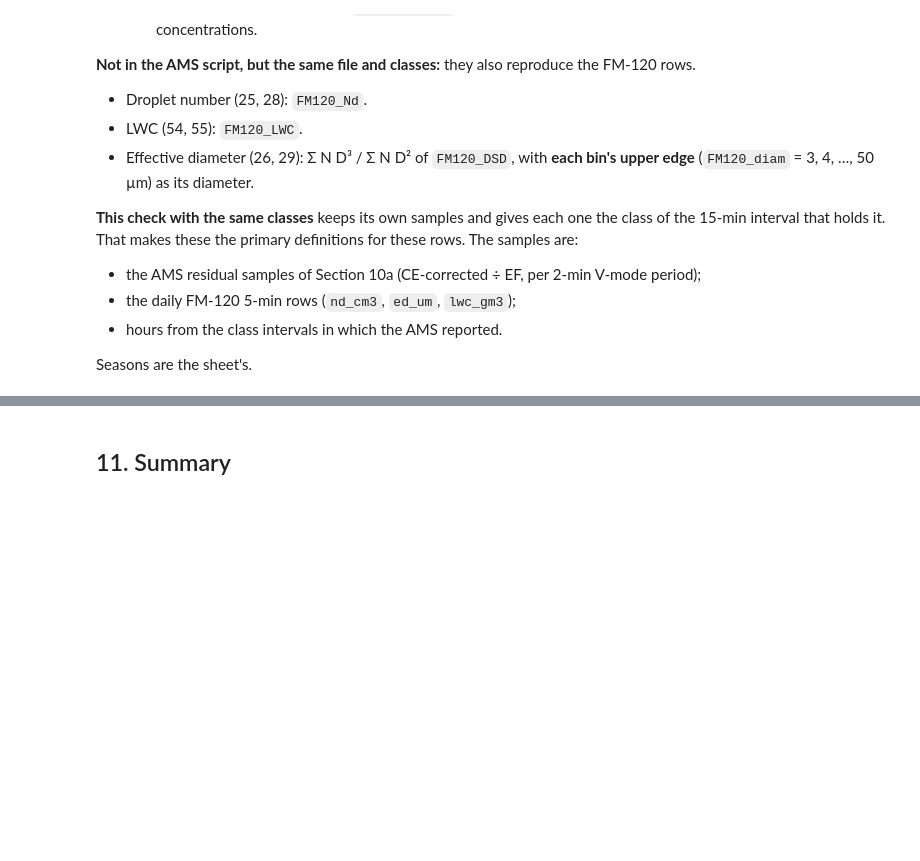
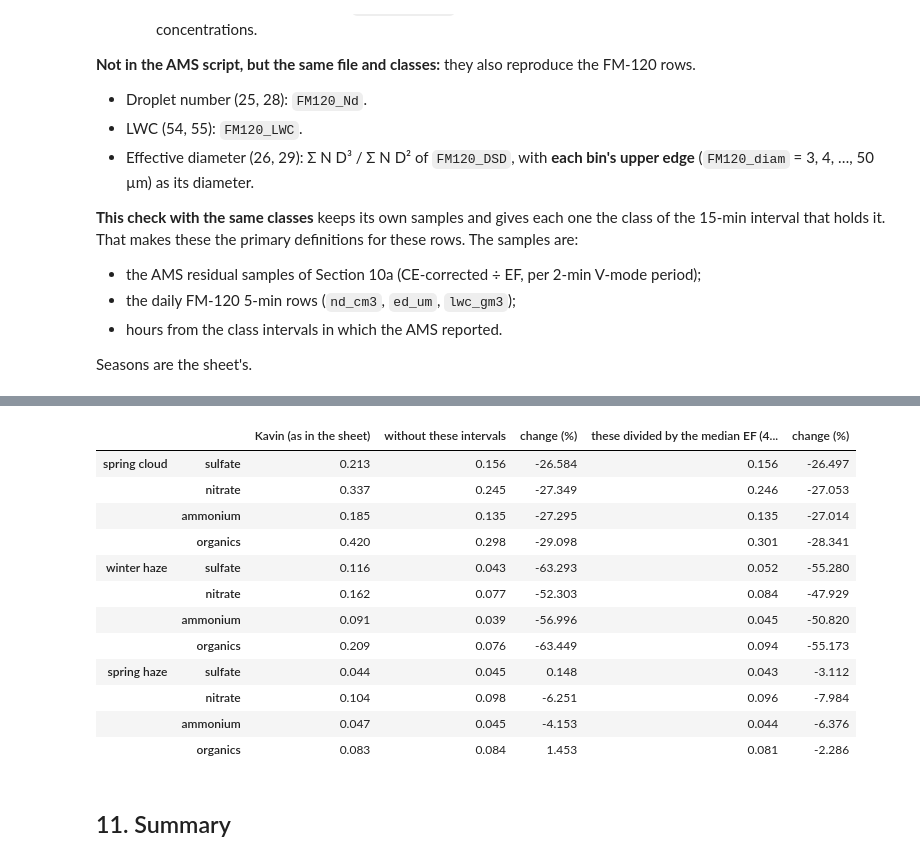
Before and after one commit to andrewjbuggee/Python-Research, a Jupyter notebook: EPCAPE/comparisons/seasonal_averages/check_seasonal_averages.ipynb, the cells around one changed output, grey strips where cells are left out. Saved outputs shown, nothing was run; the diff lists cells and outputs as text; code cells hidden in the pictures; blank space fills up the shorter version.

```diff
--- a/EPCAPE/comparisons/seasonal_averages/check_seasonal_averages.ipynb
+++ b/EPCAPE/comparisons/seasonal_averages/check_seasonal_averages.ipynb
@@ -2742,0 +2751,71 @@ FM120_Nd vs the daily FM-120 5-min files averaged to 15 min: median ratio 1.000,
+# %%
+# =============================================================================
+# Section 10f: evidence - AMS residual intervals without a GCVI enhancement factor (rows 35-42)
+# =============================================================================
+# Inputs: F15, cls15, NO_EF (Section 10e); ams (CE-corrected AMS), gcvi (1-s GCVI record) (Section 10a);
+#         SRC.load_ams_ambient() (the ambient-only AMS file, Section 10d)
+no_ef_times = F15.index[NO_EF]
+ams15 = {s: ams[f"{s}_ugm3"].resample("15min").mean().reindex(F15.index) for s in SPECIES}  # CE-corrected, 15-min means
+ef15 = gcvi["EF"].where(gcvi["EF"] > 1).resample("15min").mean().reindex(F15.index)
+with_ef = cls15.isin([1, 2]) & F15[[f"{s}_ugm3" for s in SPECIES]].notna().any(axis=1) & ~NO_EF
+
+# --- 1. Where the intervals are, and the GCVI record around them ------------------------------------------------
+block_id = (pd.Series(no_ef_times).diff() != pd.Timedelta("15min")).cumsum().to_numpy()
+blocks = []
+for _, g in pd.Series(no_ef_times).groupby(block_id):
+    start, end = g.iloc[0], g.iloc[-1] + pd.Timedelta("15min")
+    blocks.append({"start (UTC)": start, "end (UTC)": end, "15-min intervals": len(g),
+                   "class": ", ".join(sorted({K.CLASS_CODES[int(c)] for c in cls15[g]})),
+                   "GCVI 1-s records inside": int(((gcvi.index >= start) & (gcvi.index < end)).sum()),
+                   "last GCVI record before": gcvi.index[gcvi.index < start].max(),
+                   "next GCVI record after": gcvi.index[gcvi.index >= end].min()})
+display(Markdown(f"**1.** {len(no_ef_times)} intervals ({(NO_EF & (cls15 == 1)).sum() / 4:g} h cloud, "
+                 f"{(NO_EF & (cls15 == 2)).sum() / 4:g} h haze) in which the 1-s GCVI file has no record at all:"))
+display(pd.DataFrame(blocks))
+
+# --- 2. Not divided by EF: AMS_mass / CE-corrected AMS --------------------------------------------------------------
+ratios = {}
+for species in SPECIES:
+    r = F15[f"{species}_ugm3"] / ams15[species]
+    ratios[species] = {"no-EF intervals: median": r[NO_EF].median(), "min": r[NO_EF].min(), "max": r[NO_EF].max(),
+                       "intervals with EF: median": r[with_ef].median(), "1 / median EF": 1 / ef15[with_ef].median()}
+display(Markdown("**2.** AMS_mass ÷ CE-corrected AMS (15-min means): 1 = never divided by EF; 1/EF where EF was applied"))
+display(pd.DataFrame(ratios).T.round(3))
+
+# --- 3. Was the AMS behind the CVI? --------------------------------------------------------------------------------
+samples = ams.index[ams.index.floor("15min").isin(no_ef_times)]
+amb_index = SRC.load_ams_ambient().index
+print(f"3a. AMS samples in these intervals: {len(samples)}; of them in the ambient-only file AMS_ambient.nc: "
+      f"{int(samples.isin(amb_index).sum())} (that file leaves out the GCVI periods)")
+levels = {}
+for label, code, months in (("spring cloud", 1, (4, 5, 6)), ("winter haze", 2, (1, 2, 3))):
+    same = np.isin(F15.index.month, months) & (cls15 == code)
+    for species in SPECIES:
+        v = F15[f"{species}_ugm3"]
+        levels[(label, species)] = {"no-EF intervals (as used by Kavin)": v[NO_EF & same].median(),
+                                    "with EF: residual (÷ EF)": v[with_ef & same].median(),
+                                    "with EF: measured behind CVI (not ÷ EF)": ams15[species][with_ef & same].median()}
+levels = pd.DataFrame(levels).T
+levels["no-EF ÷ residual"] = levels.iloc[:, 0] / levels.iloc[:, 1]
+display(Markdown("**3b.** Median concentrations (µg m⁻³), same class and season:"))
+display(levels.round(3))
+day = F15.loc["2023-04-30"]
+display(Markdown("**3c.** 30 Apr 2023, hourly median sulfate AMS_mass (µg m⁻³) by CVI state (0 = off/ambient, 1 = on): "
+                 "the CVI comes on at 08:30 UTC with no GCVI record until 16:32"))
+display(day.groupby([day.index.hour, "cvi_on_class"])["sulfate_ugm3"].median().unstack().round(3).T)
+
+# --- 4. Effect on Kavin's averages -------------------------------------------------------------------------------------
+effect = {}
+med_ef = ef15[with_ef].median()
+for label, code, months in (("spring cloud", 1, (4, 5, 6)), ("winter haze", 2, (1, 2, 3)), ("spring haze", 2, (4, 5, 6))):
+    same = np.isin(F15.index.month, months)
+    for species in SPECIES:
+        v = F15[f"{species}_ugm3"].where(cls15 == code)[same]
+        as_sheet, dropped, divided = v.mean(), v.where(~NO_EF[same]).mean(), v.where(~NO_EF[same], v / med_ef).mean()
+        effect[(label, species)] = {"Kavin (as in the sheet)": as_sheet, "without these intervals": dropped,
+                                    "change (%)": 100 * (dropped - as_sheet) / as_sheet,
+                                    f"these divided by the median EF ({med_ef:.2f})": divided,
+                                    "change (%) ": 100 * (divided - as_sheet) / as_sheet}
+display(Markdown("**4.** Kavin's seasonal means (µg m⁻³) with and without the fix"))
+display(pd.DataFrame(effect).T.round(3))
+# %% [output]
@@ -2743,3 +2854,16 @@ FM120_Nd vs the daily FM-120 5-min files averaged to 15 min: median ratio 1.000,
+|  |  | Kavin (as in the sheet) | without these intervals | change (%) | these divided by the median EF (4... | change (%) |
+| spring cloud | sulfate | 0.213 | 0.156 | -26.584 | 0.156 | -26.497 |
+|  | nitrate | 0.337 | 0.245 | -27.349 | 0.246 | -27.053 |
+|  | ammonium | 0.185 | 0.135 | -27.295 | 0.135 | -27.014 |
+|  | organics | 0.420 | 0.298 | -29.098 | 0.301 | -28.341 |
+| winter haze | sulfate | 0.116 | 0.043 | -63.293 | 0.052 | -55.280 |
+|  | nitrate | 0.162 | 0.077 | -52.303 | 0.084 | -47.929 |
+|  | ammonium | 0.091 | 0.039 | -56.996 | 0.045 | -50.820 |
+|  | organics | 0.209 | 0.076 | -63.449 | 0.094 | -55.173 |
+| spring haze | sulfate | 0.044 | 0.045 | 0.148 | 0.043 | -3.112 |
+|  | nitrate | 0.104 | 0.098 | -6.251 | 0.096 | -7.984 |
+|  | ammonium | 0.047 | 0.045 | -4.153 | 0.044 | -6.376 |
+|  | organics | 0.083 | 0.084 | 1.453 | 0.081 | -2.286 |
 # %% [markdown]
 ## 11. Summary
 # %%
```
Also changed, not shown: parts of 5 cells of this notebook, 2 other files.
